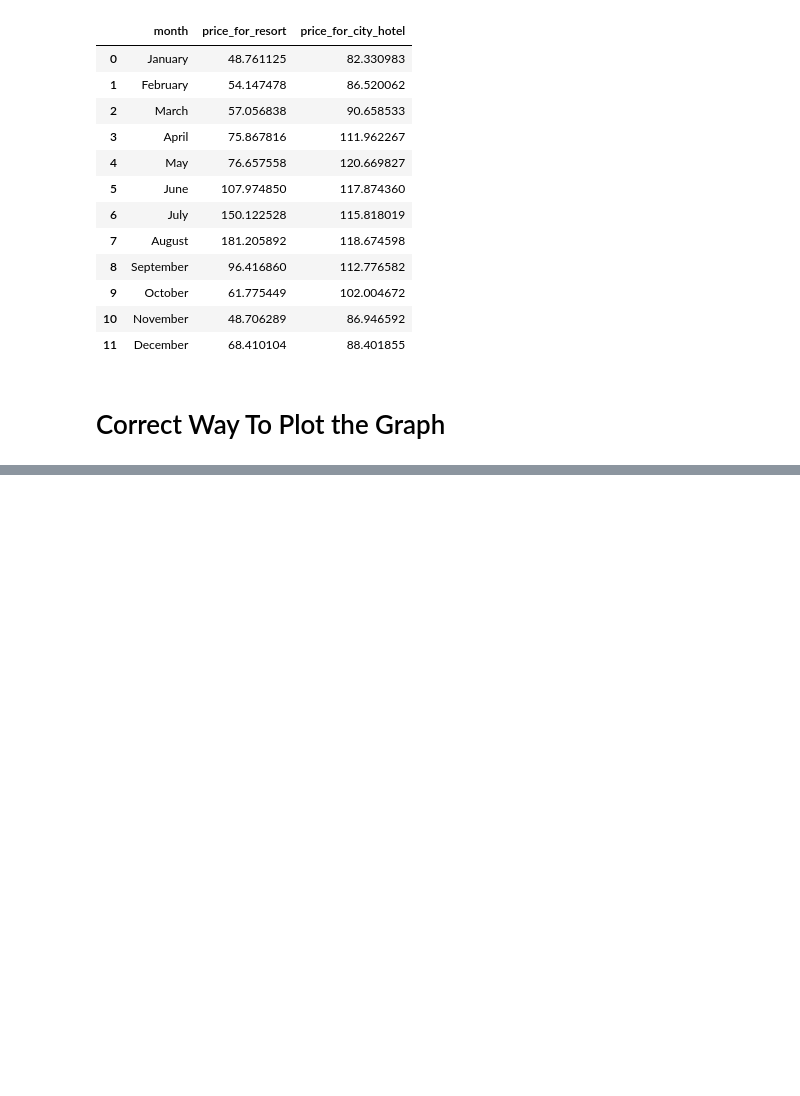
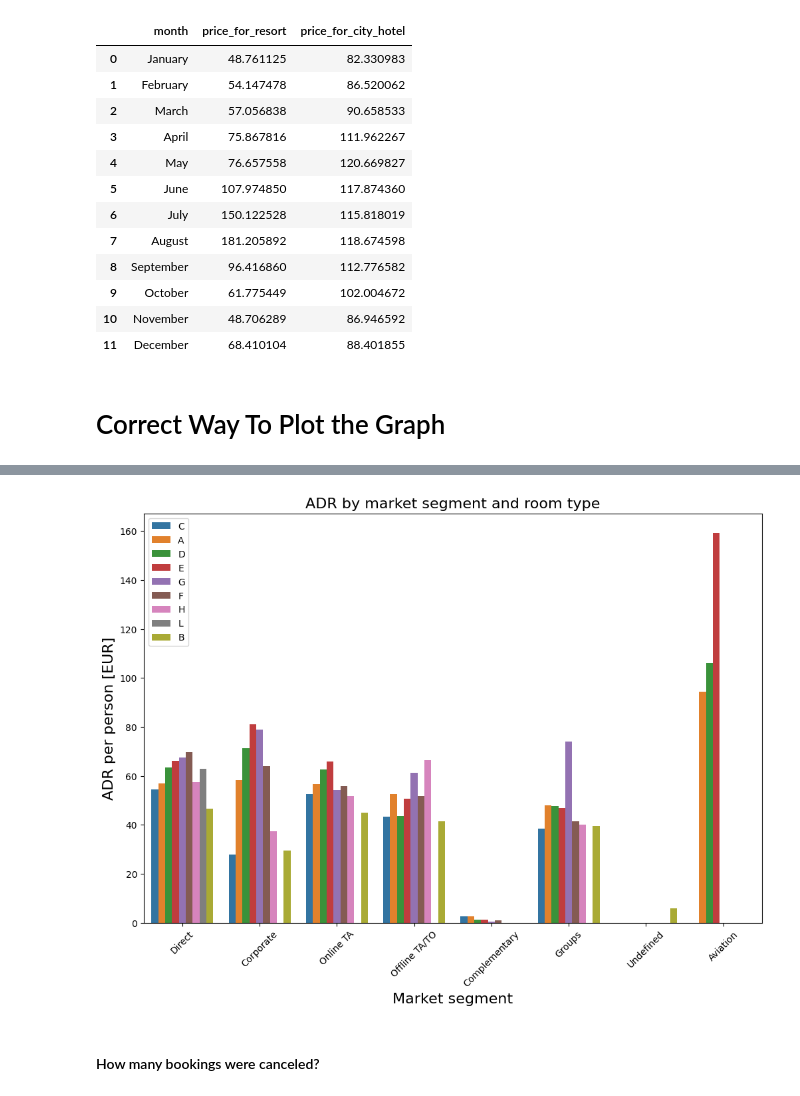
Before and after one commit to juanmarcoso/Data_Analysis_Hotel, a Jupyter notebook: AnalysisHotel.ipynb, the cells around one changed output, grey strips where cells are left out. Drawn from its saved outputs; the diff is of its cells as text; code cells hidden in the pictures; blank space fills up the shorter version.

```diff
--- a/AnalysisHotel.ipynb
+++ b/AnalysisHotel.ipynb
@@ -490,0 +825,17 @@ city = data[(data["hotel"] == "City Hotel") & (data["is_canceled"] == 0)]
+# %%
+plt.figure(figsize=(12, 8))
+sns.barplot(x="market_segment",
+            y="adr_Updated",
+            hue="reserved_room_type",
+            data=data,
+            errorbar=None)
+plt.title("ADR by market segment and room type", fontsize=16)
+plt.xlabel("Market segment", fontsize=16)
+plt.xticks(rotation=45)
+plt.ylabel("ADR per person [EUR]", fontsize=16)
+plt.legend(loc="upper left")
+plt.show()
+# %% [output]
+[figure, added]
+# %% [markdown]
+#### How many bookings were canceled?
```
Also changed, not shown: parts of 28 cells of this notebook, 1 other file.
